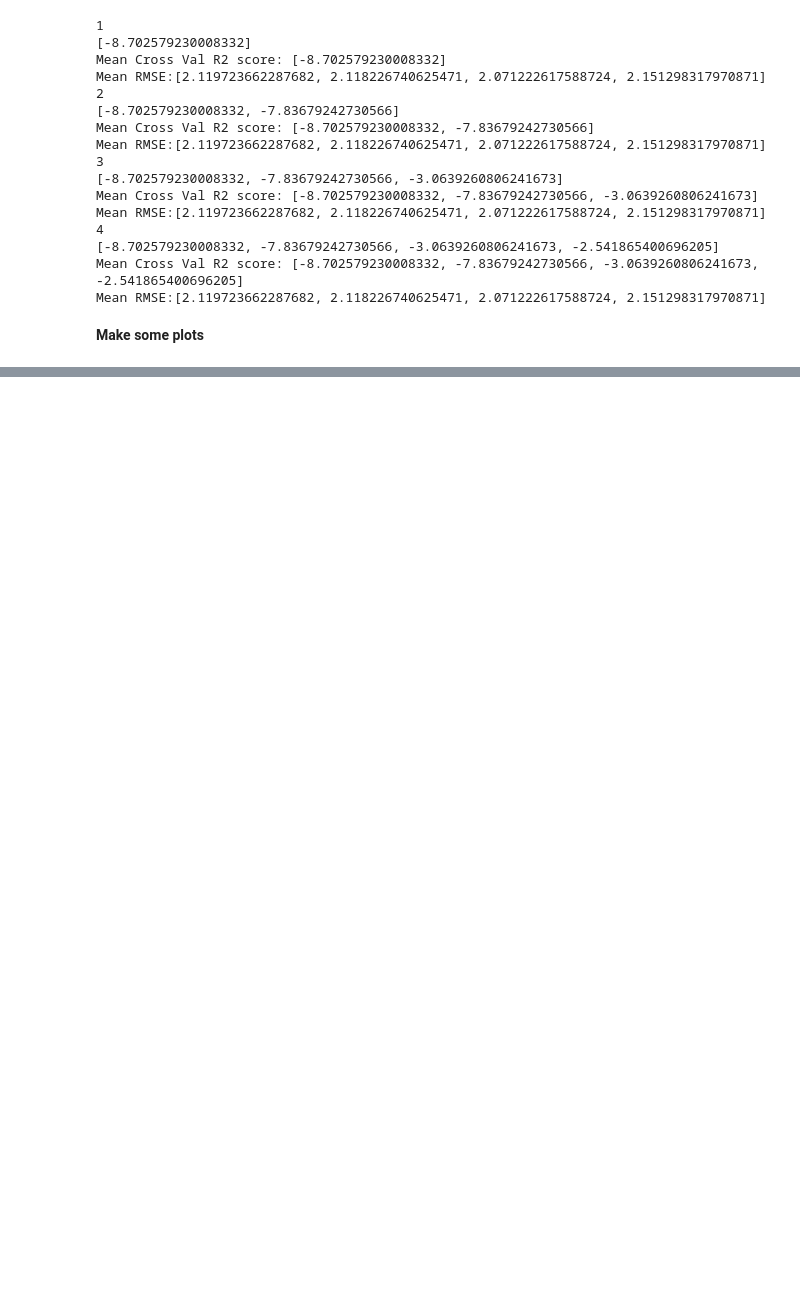
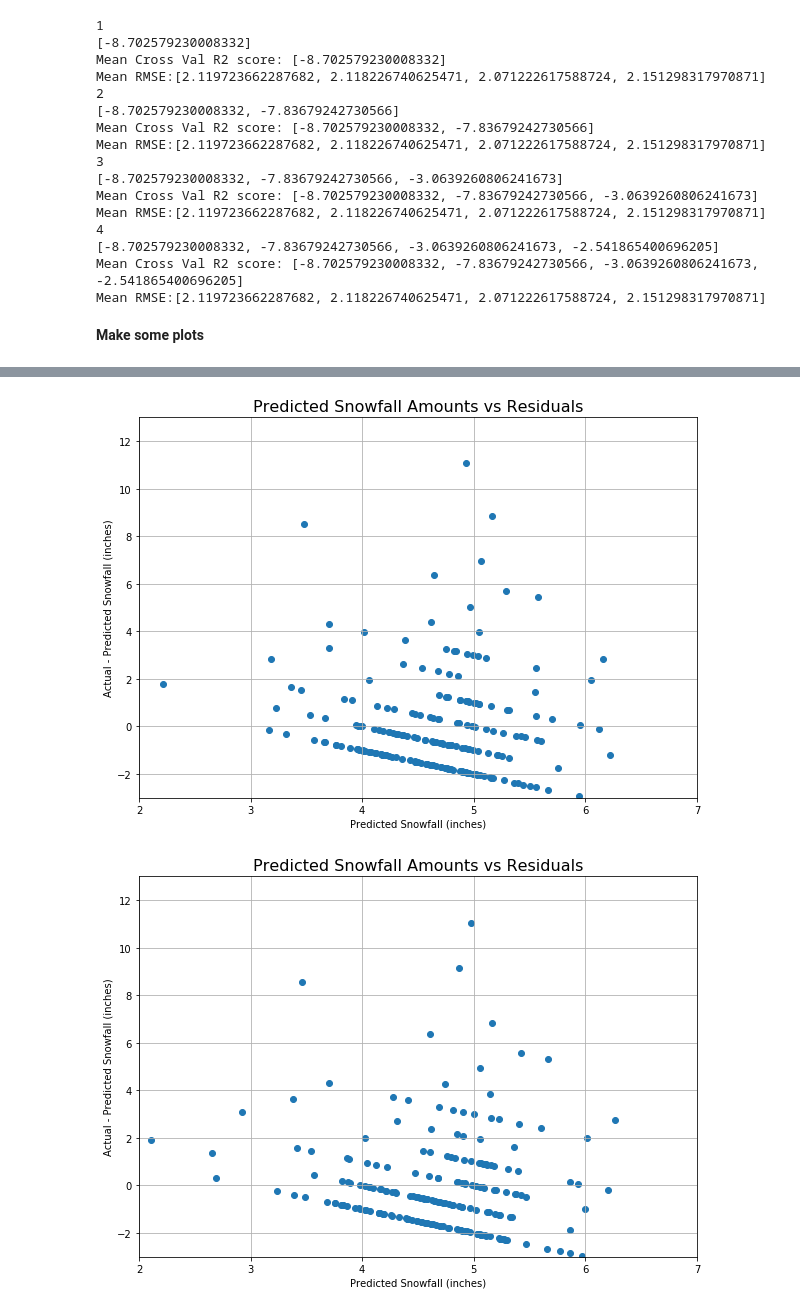
Before and after one commit to dustinrapp/Capstone_Springboard_Intermediate_Python, a Jupyter notebook: Projects/8a_UASFC_20-80_KFold_Crossval.ipynb, the cells around one changed output, grey strips where cells are left out. Cells and saved outputs as stored; diff of their text form; code cells hidden in the pictures; blank space fills up the shorter version.

```diff
--- a/Projects/8a_UASFC_20-80_KFold_Crossval.ipynb
+++ b/Projects/8a_UASFC_20-80_KFold_Crossval.ipynb
@@ -349,0 +328,16 @@ Mean RMSE:[2.119723662287682, 2.118226740625471, 2.071222617588724, 2.1512983179
+# %%
+for pred_case in np.arange(0, len(Ytest_predictions), 1):
+   fig = plt.figure(figsize=(10,7))
+
+   plt.scatter(Ytest_predictions[pred_case], Y_actsnf[pred_case] - Ytest_predictions[pred_case])
+
+   plt.ylabel('Actual - Predicted Snowfall (inches)')
+   plt.xlabel('Predicted Snowfall (inches)')
+   plt.xlim([2,7])
+   plt.ylim([-3,13])
+   plt.grid(True)
+   plt.title('Predicted Snowfall Amounts vs Residuals', fontsize = 16)
+   plt.savefig('C:/Users/RAPP/Documents/Capstone/MS_CS_report/figs/resid_vs_pred_KFold_'+descriptors[pred_case]+'.png',bbox_inches='tight')
+# %% [output]
+[figure, added]
+[figure, added]
```
Also changed, not shown: parts of 7 cells of this notebook.
